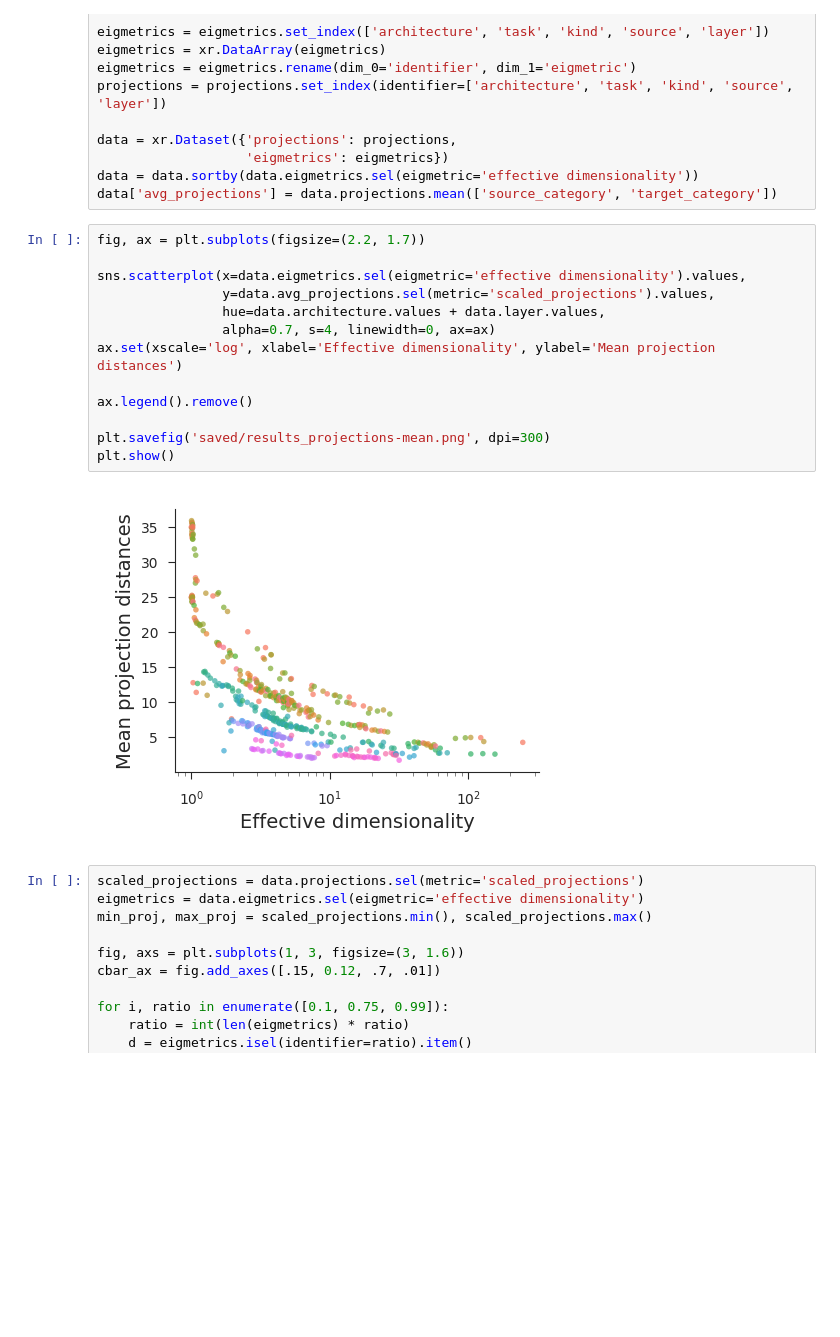
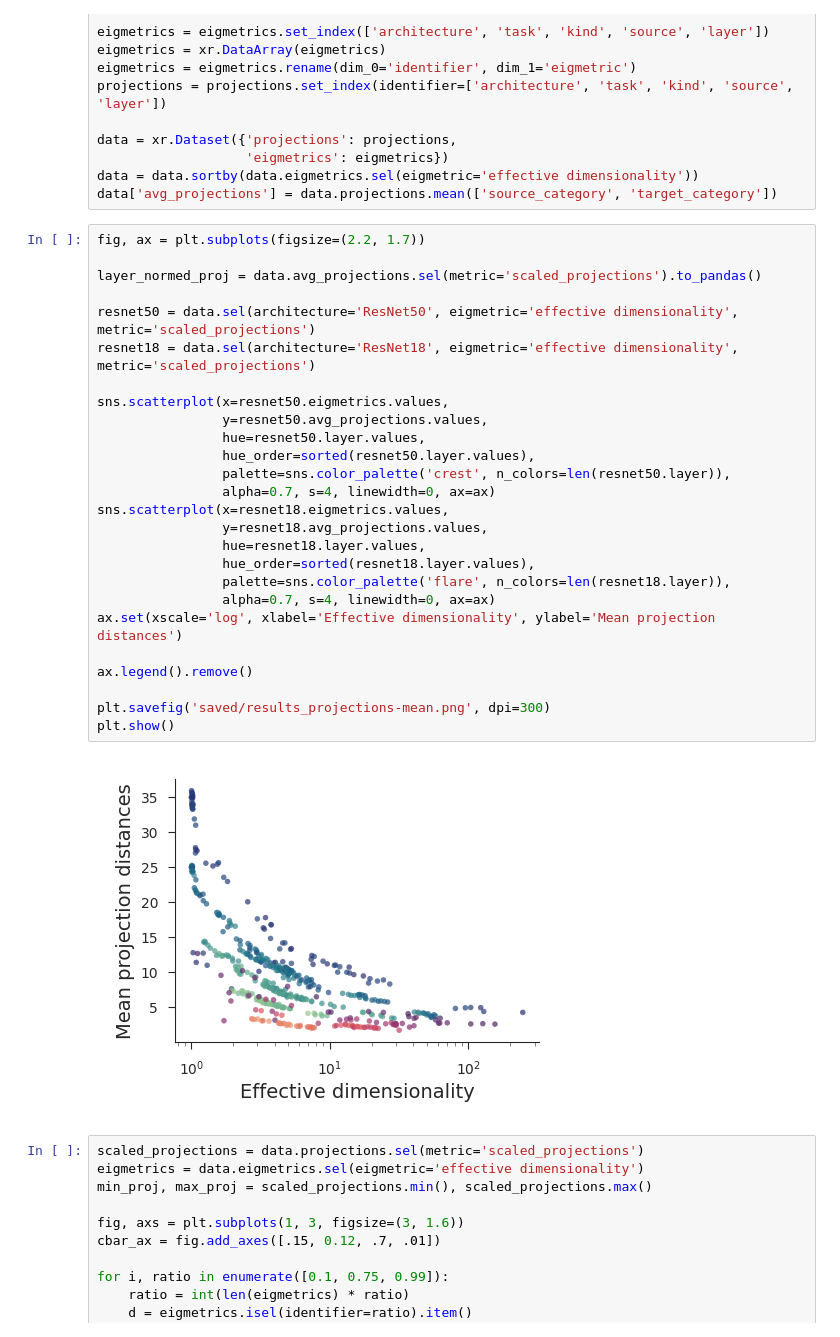
Before and after one commit to EricElmoznino/encoder_dimensionality, a Jupyter notebook: figures/manuscript/results.ipynb, the cells around one changed output. Cells and saved outputs as stored; diff of their text form; blank space fills up the shorter version.

Commit message:
Updated figures

```diff
--- a/figures/manuscript/results.ipynb
+++ b/figures/manuscript/results.ipynb
@@ -549,18 +549,31 @@ data['avg_projections'] = data.projections.mean(['source_category', 'target_cate
 # %%
 fig, ax = plt.subplots(figsize=(2.2, 1.7))
 
-sns.scatterplot(x=data.eigmetrics.sel(eigmetric='effective dimensionality').values,
-                y=data.avg_projections.sel(metric='scaled_projections').values,
-                hue=data.architecture.values + data.layer.values,
+layer_normed_proj = data.avg_projections.sel(metric='scaled_projections').to_pandas()
+
+resnet50 = data.sel(architecture='ResNet50', eigmetric='effective dimensionality', metric='scaled_projections')
+resnet18 = data.sel(architecture='ResNet18', eigmetric='effective dimensionality', metric='scaled_projections')
+
+sns.scatterplot(x=resnet50.eigmetrics.values,
+                y=resnet50.avg_projections.values,
+                hue=resnet50.layer.values,
+                hue_order=sorted(resnet50.layer.values),
+                palette=sns.color_palette('crest', n_colors=len(resnet50.layer)),
+                alpha=0.7, s=4, linewidth=0, ax=ax)
+sns.scatterplot(x=resnet18.eigmetrics.values,
+                y=resnet18.avg_projections.values,
+                hue=resnet18.layer.values,
+                hue_order=sorted(resnet18.layer.values),
+                palette=sns.color_palette('flare', n_colors=len(resnet18.layer)),
                 alpha=0.7, s=4, linewidth=0, ax=ax)
 ax.set(xscale='log', xlabel='Effective dimensionality', ylabel='Mean projection distances')
 
 ax.legend().remove()
 
 plt.savefig('saved/results_projections-mean.png', dpi=300)
 plt.show()
 # %% [output]
-[figure, old version]
+[figure, new version]
 # %%
 scaled_projections = data.projections.sel(metric='scaled_projections')
 eigmetrics = data.eigmetrics.sel(eigmetric='effective dimensionality')
```
Also changed, not shown: 3 other files.
